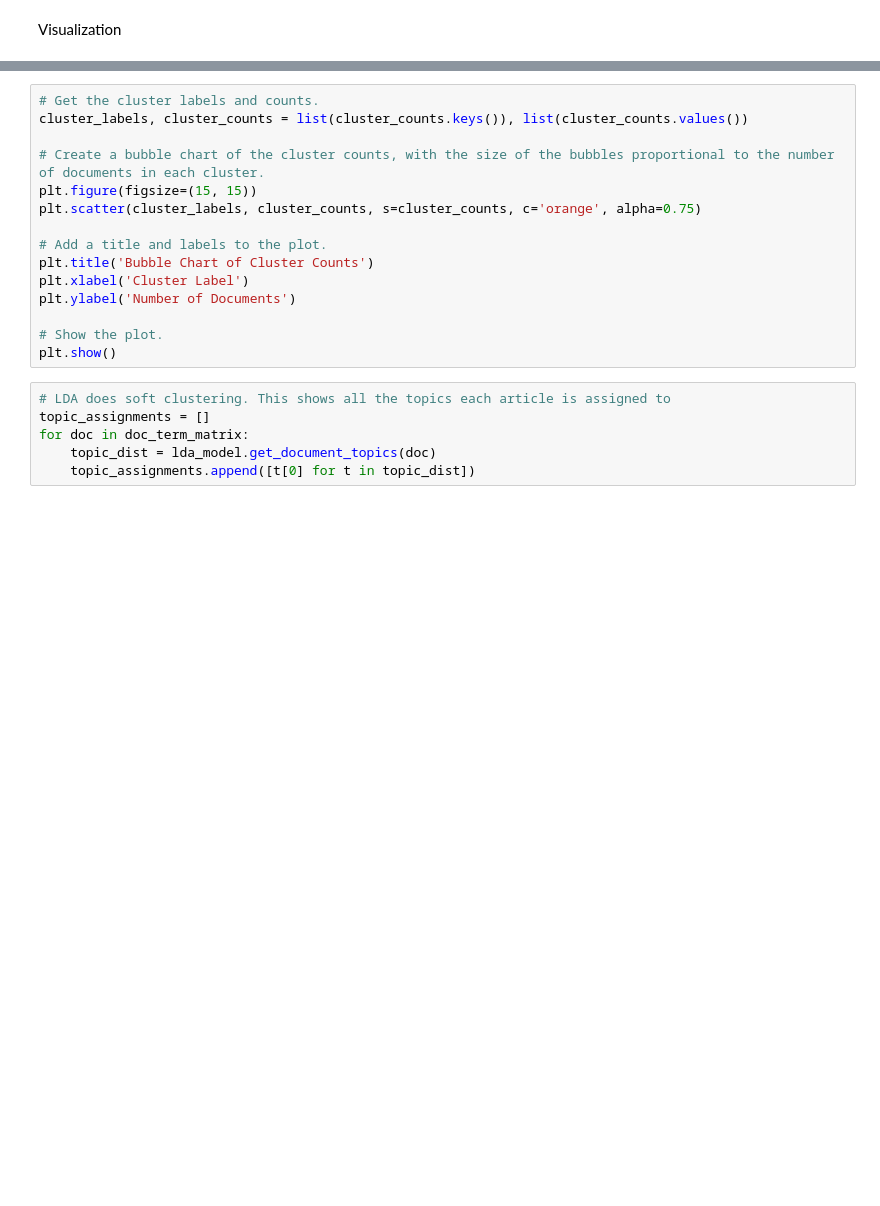
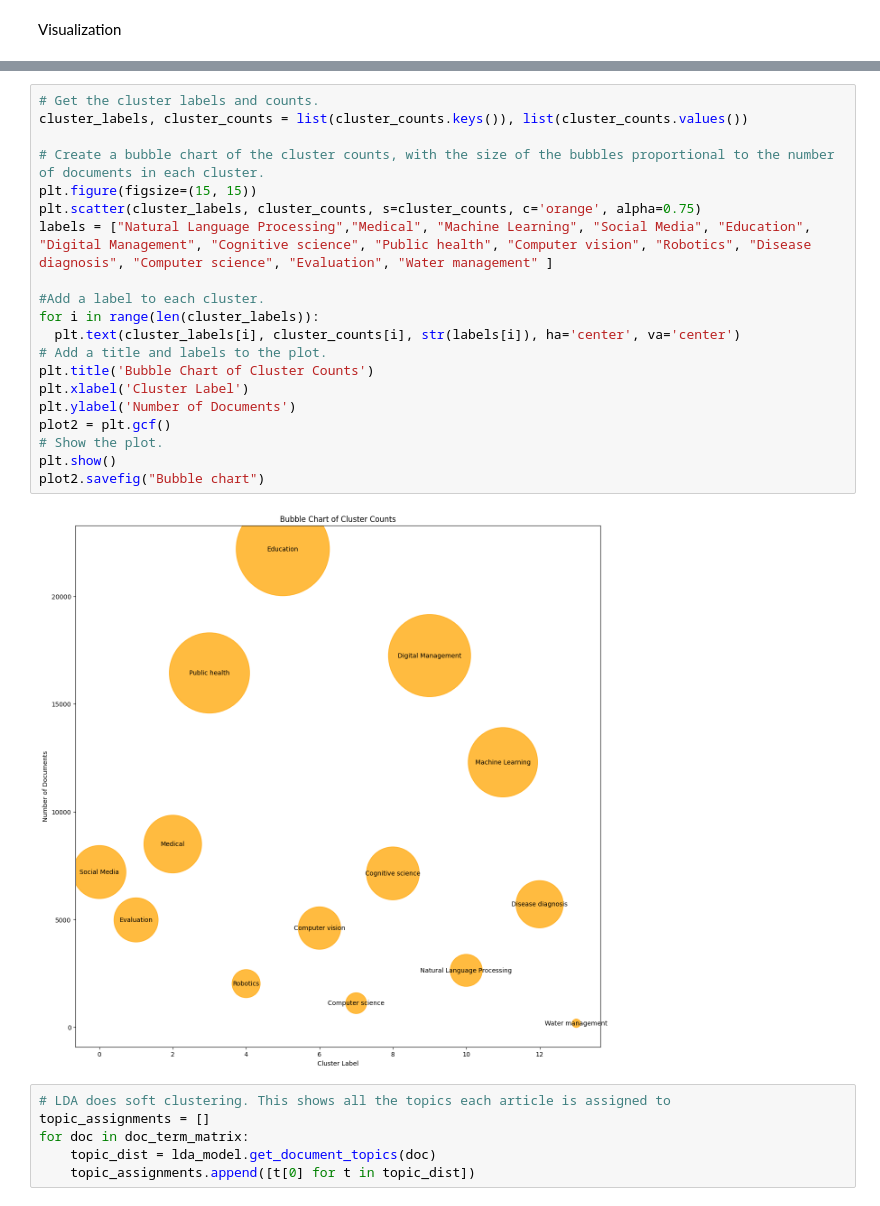
Before and after one commit to AishwaryaNambissan/Code, a Jupyter notebook: LDA_FinalDataset.ipynb, the cells around one changed output, grey strips where cells are left out. Drawn from its saved outputs; the diff is of its cells as text; blank space fills up the shorter version.

```diff
--- a/LDA_FinalDataset.ipynb
+++ b/LDA_FinalDataset.ipynb
@@ -288,18 +480,25 @@ for key, value in cluster_counts.items():
 # %%
 # Get the cluster labels and counts.
 cluster_labels, cluster_counts = list(cluster_counts.keys()), list(cluster_counts.values())
 
 # Create a bubble chart of the cluster counts, with the size of the bubbles proportional to the number of documents in each cluster.
 plt.figure(figsize=(15, 15))
 plt.scatter(cluster_labels, cluster_counts, s=cluster_counts, c='orange', alpha=0.75)
+labels = ["Natural Language Processing","Medical", "Machine Learning", "Social Media", "Education", "Digital Management", "Cognitive science", "Public health", "Computer vision", "Robotics", "Disease diagnosis", "Computer science", "Evaluation", "Water management" ]
 
+#Add a label to each cluster.
+for i in range(len(cluster_labels)):
+  plt.text(cluster_labels[i], cluster_counts[i], str(labels[i]), ha='center', va='center')
 # Add a title and labels to the plot.
 plt.title('Bubble Chart of Cluster Counts')
 plt.xlabel('Cluster Label')
 plt.ylabel('Number of Documents')
-
+plot2 = plt.gcf()
 # Show the plot.
 plt.show()
+plot2.savefig("Bubble chart")
+# %% [output]
+[figure, added]
 # %%
 # LDA does soft clustering. This shows all the topics each article is assigned to
 topic_assignments = []
```
Also changed, not shown: parts of 15 cells of this notebook.
